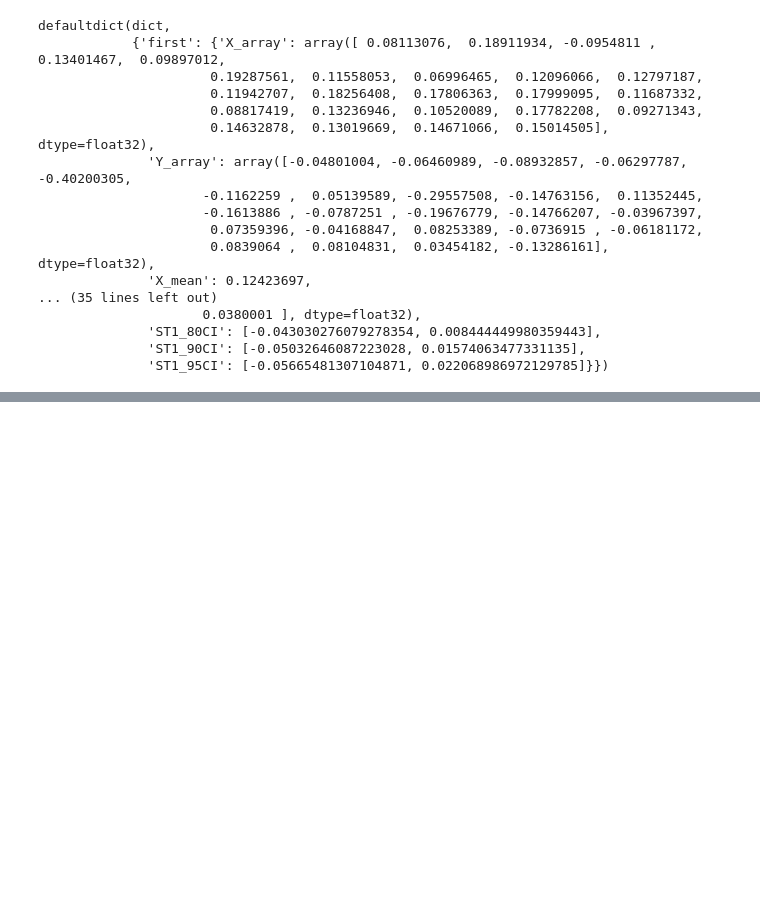
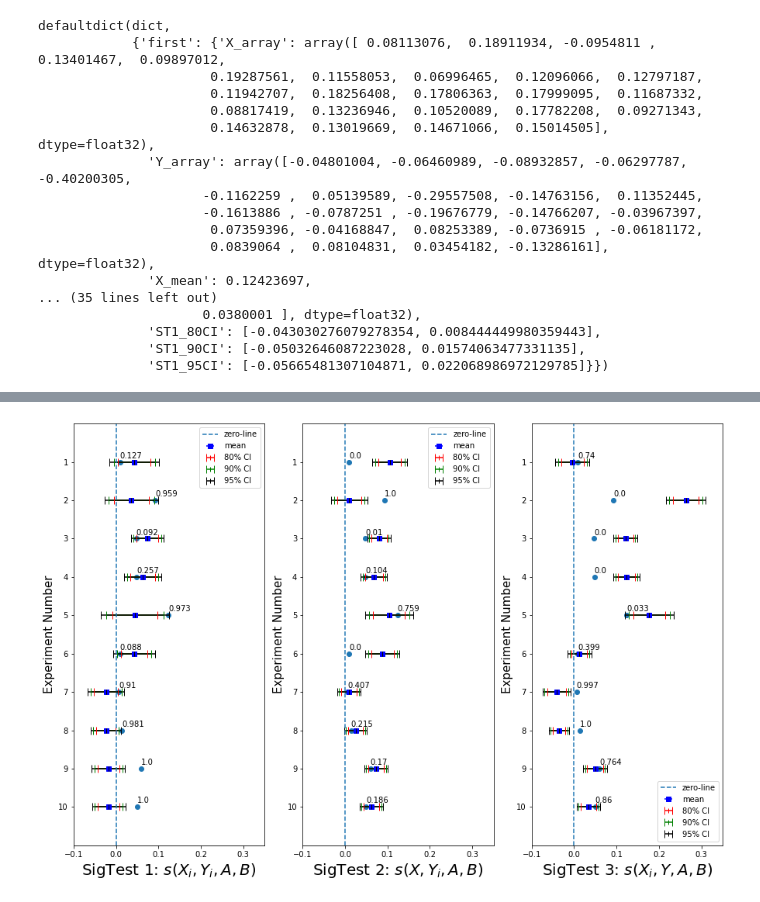
Before and after one commit to danieljsmarda/first-order-cooccurrence-metric-experiments, a Jupyter notebook: notebooks/SigTestVisualization.ipynb, the cells around one changed output, grey strips where cells are left out. Saved outputs shown, nothing was run; the diff lists cells and outputs as text; code cells hidden in the pictures; blank space fills up the shorter version.

```diff
--- a/notebooks/SigTestVisualization.ipynb
+++ b/notebooks/SigTestVisualization.ipynb
@@ -161,0 +144,37 @@ for test_num in range(1,4):
+# %%
+# Whiskers
+fig, axs = plt.subplots(1,3, figsize=(15, 10))
+X_AXIS_LIMITS = [-0.1, 0.35]
+Y_ANNOTATION_OFFSET = -0.1
+exp_nums = [i for i in range(1,11)]
+
+for test_num in range(1,4):
+    ax = axs[test_num - 1]
+    test_stats = [results_dict[exp_num]['second']['test_statistic'] for exp_num in exp_nums]
+    means = [np.mean(results_dict[exp_num]['second'][f'sigtest_dist_{test_num}']) for exp_num in exp_nums]
+    y = [11-i for i in range(1,11)]
+    errors_80 = [get_error(results_dict[exp_num]['second'][f'sigtest_dist_{test_num}'], 0.8) for exp_num in exp_nums]
+    errors_90 = [get_error(results_dict[exp_num]['second'][f'sigtest_dist_{test_num}'], 0.9) for exp_num in exp_nums]
+    errors_95 = [get_error(results_dict[exp_num]['second'][f'sigtest_dist_{test_num}'], 0.95) for exp_num in exp_nums]
+
+    ax.errorbar(means, y, xerr=0, fmt='s', color='b', label='mean')
+    ax.errorbar(means, y, xerr=errors_80, fmt='|', color='r', capsize=5, label='80% CI')
+    ax.errorbar(means, y, xerr=errors_90, fmt='|', color='g', capsize=5, label='90% CI')
+    ax.errorbar(means, y, xerr=errors_95, fmt='|', color='k', capsize=5, label='95% CI')
+    ax.scatter(test_stats, y)
+    dists = [results_dict[exp_num]['second'][f'sigtest_dist_{test_num}'] for exp_num in exp_nums]
+    ax.axvline(0, label='zero-line', linestyle='--')
+    #fig.suptitle('Sig Tests', fontsize=20)
+    #fig.text(0.04, 0.5, 'Experiment Number', va='center', rotation='vertical', fontsize=20)
+    p_values = [get_p_value(results_dict[exp_num]['second'][f'sigtest_dist_{test_num}'], test_stats[exp_num-1]) \
+                            for exp_num in exp_nums]
+    annotate_points(ax, p_values, test_stats, [c+Y_ANNOTATION_OFFSET for c in y])
+    add_axes_obj_labels(ax, test_num)
+
+    ax.set_xlim(X_AXIS_LIMITS)
+    ax.set_yticks(y)
+    ax.set_ylim(11,0)
+    ax.legend()
+plt.savefig(SIGTEST_HORIZONTAL_IMAGE_FILEPATH)
+# %% [output]
+[figure, added]
```
Also changed, not shown: parts of 5 cells of this notebook, 3 other files.
